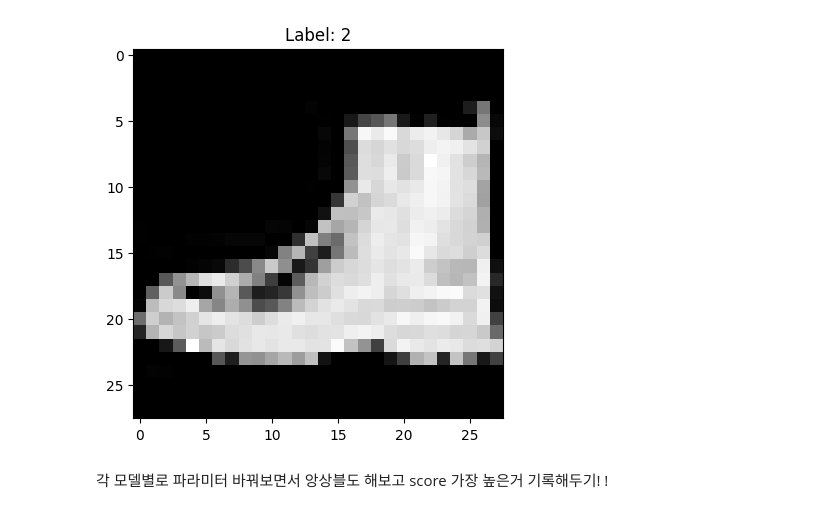
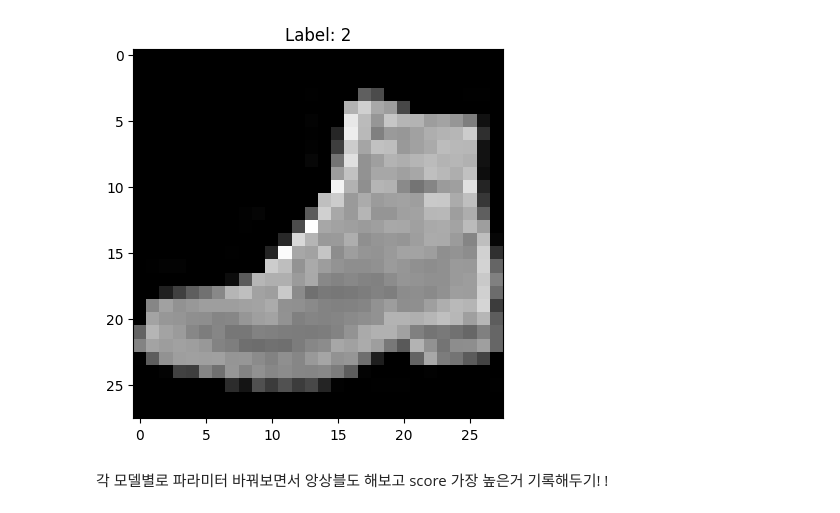
Before and after one commit to kimin-u/ML23_2, a Jupyter notebook: draft.ipynb, the cells around one changed output. Drawn from its saved outputs; the diff is of its cells as text; code cells hidden in the pictures.

```diff
--- a/draft.ipynb
+++ b/draft.ipynb
@@ -31,14 +31,18 @@ test_X = test_data.drop('label',axis=1)
 # 7 Sneaker
 # 8 Bag
 # 9 Ankle boot
+# %%
+## normalization
+train_X = train_X / 255.0
+test_X = test_X /255.0
 # %%
-sample_image = train_X.iloc[256].values.reshape(28, 28)
+sample_image = train_X.iloc[12151].values.reshape(28, 28)
 
 plt.imshow(sample_image, cmap='gray')
 plt.title(f'Label: {train_y.iloc[0]}')
 plt.show()
 # %% [output]
-[figure, old version]
+[figure, new version]
 # %% [markdown]
 각 모델별로 파라미터 바꿔보면서 앙상블도 해보고 score 가장 높은거 기록해두기! !
 # %%
```
Also changed, not shown: parts of 7 cells of this notebook.
